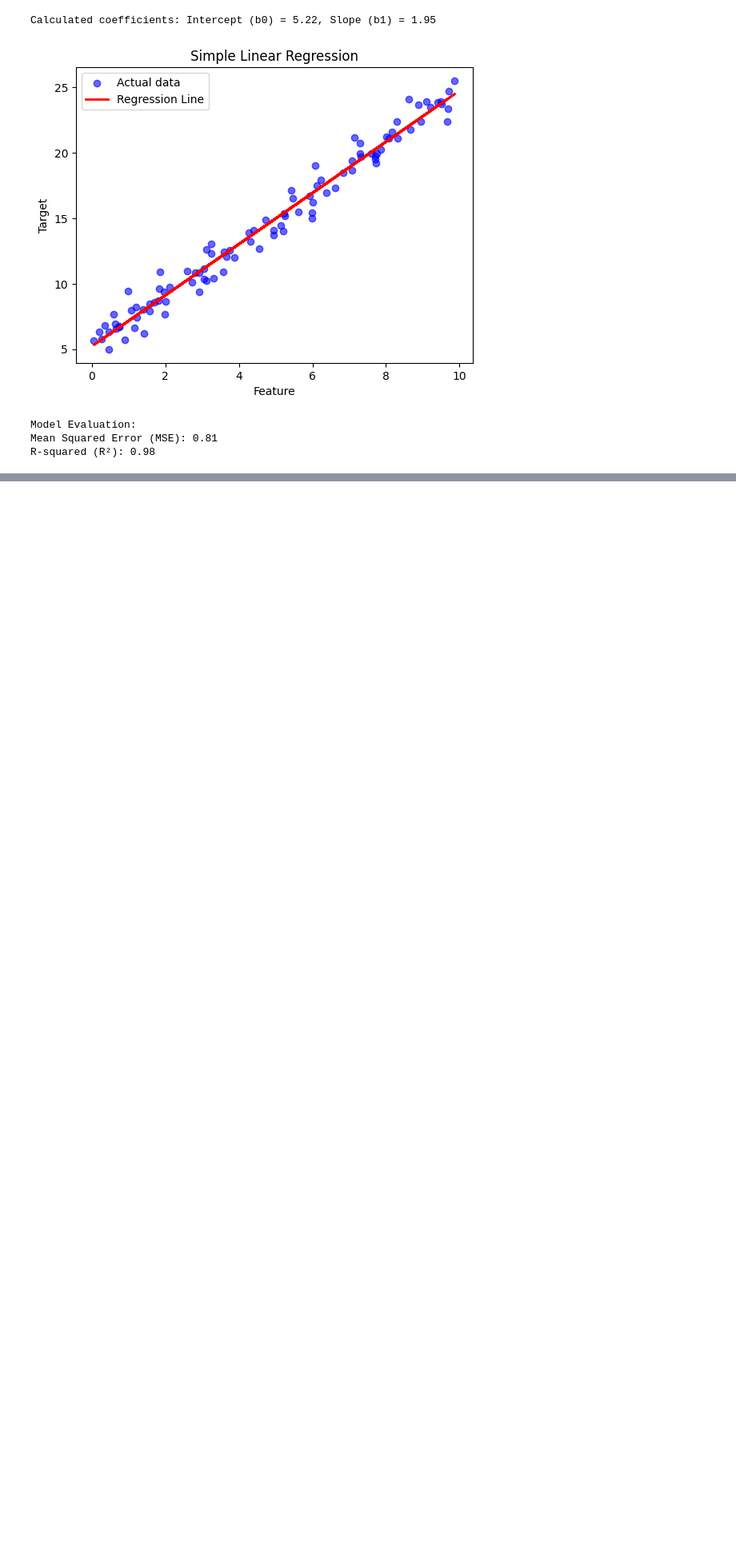
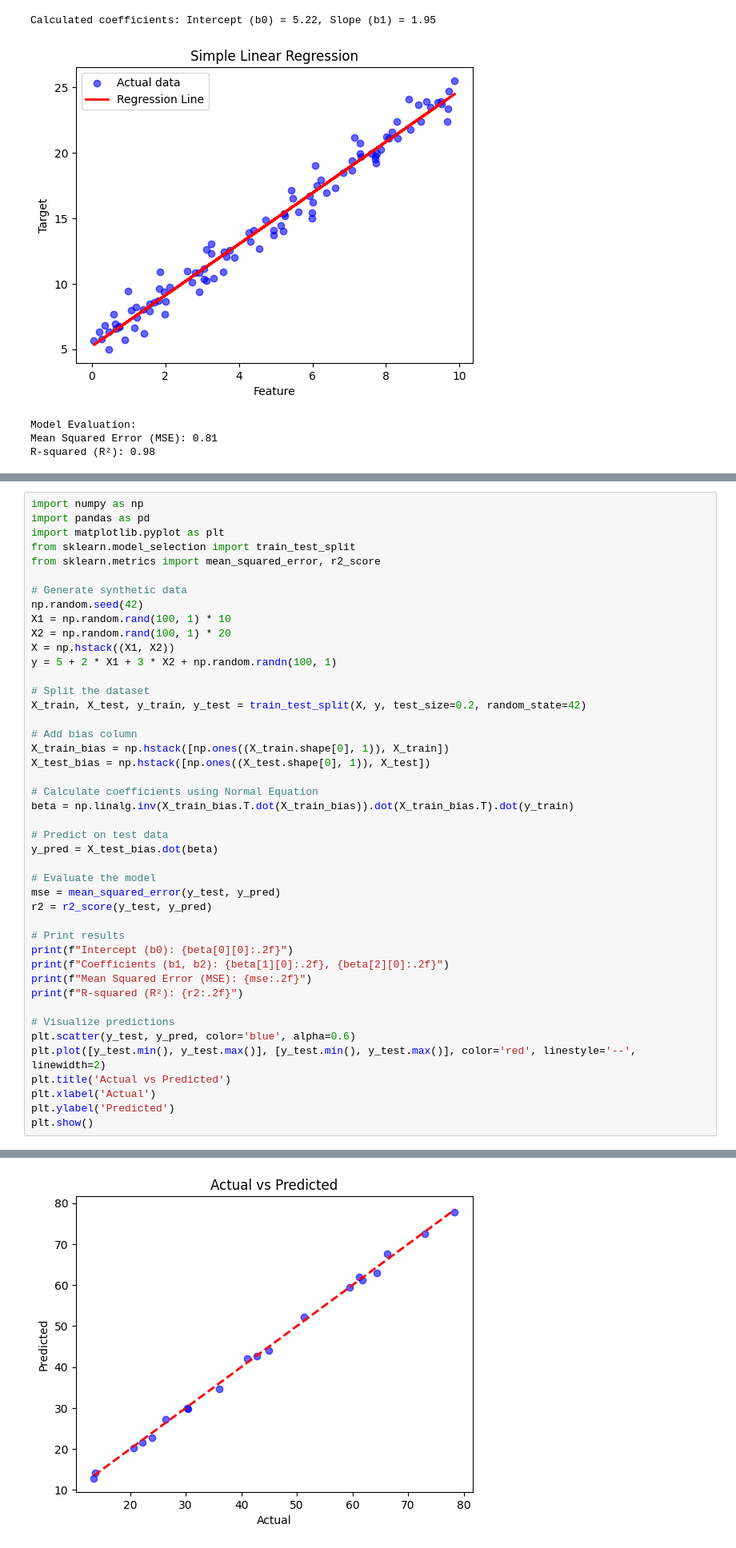
Before and after one commit to shivannadm/Data_Science_path, a Jupyter notebook: Lab_Exercise_09_Data_Science.ipynb, the cells around one changed output, grey strips where cells are left out. Shown at 80% size. Drawn from its saved outputs; the diff is of its cells as text; blank space fills up the shorter version.

```diff
--- a/Lab_Exercise_09_Data_Science.ipynb
+++ b/Lab_Exercise_09_Data_Science.ipynb
@@ -244,0 +271,45 @@ R-squared (R²): 0.98
+# %%
+import numpy as np
+import pandas as pd
+import matplotlib.pyplot as plt
+from sklearn.model_selection import train_test_split
+from sklearn.metrics import mean_squared_error, r2_score
+
+# Generate synthetic data
+np.random.seed(42)
+X1 = np.random.rand(100, 1) * 10
+X2 = np.random.rand(100, 1) * 20
+X = np.hstack((X1, X2))
+y = 5 + 2 * X1 + 3 * X2 + np.random.randn(100, 1)
+
+# Split the dataset
+X_train, X_test, y_train, y_test = train_test_split(X, y, test_size=0.2, random_state=42)
+
+# Add bias column
+X_train_bias = np.hstack([np.ones((X_train.shape[0], 1)), X_train])
+X_test_bias = np.hstack([np.ones((X_test.shape[0], 1)), X_test])
+
+# Calculate coefficients using Normal Equation
+beta = np.linalg.inv(X_train_bias.T.dot(X_train_bias)).dot(X_train_bias.T).dot(y_train)
+
+# Predict on test data
+y_pred = X_test_bias.dot(beta)
+
+# Evaluate the model
+mse = mean_squared_error(y_test, y_pred)
+r2 = r2_score(y_test, y_pred)
+
+# Print results
+print(f"Intercept (b0): {beta[0][0]:.2f}")
+print(f"Coefficients (b1, b2): {beta[1][0]:.2f}, {beta[2][0]:.2f}")
+print(f"Mean Squared Error (MSE): {mse:.2f}")
+print(f"R-squared (R²): {r2:.2f}")
+
+# Visualize predictions
+plt.scatter(y_test, y_pred, color='blue', alpha=0.6)
+plt.plot([y_test.min(), y_test.max()], [y_test.min(), y_test.max()], color='red', linestyle='--', linewidth=2)
+plt.title('Actual vs Predicted')
+plt.xlabel('Actual')
+plt.ylabel('Predicted')
+plt.show()
+# %% [output]
@@ -244,0 +320 @@ R-squared (R²): 0.98
+[figure, added]
```
Also changed, not shown: parts of 8 cells of this notebook.
